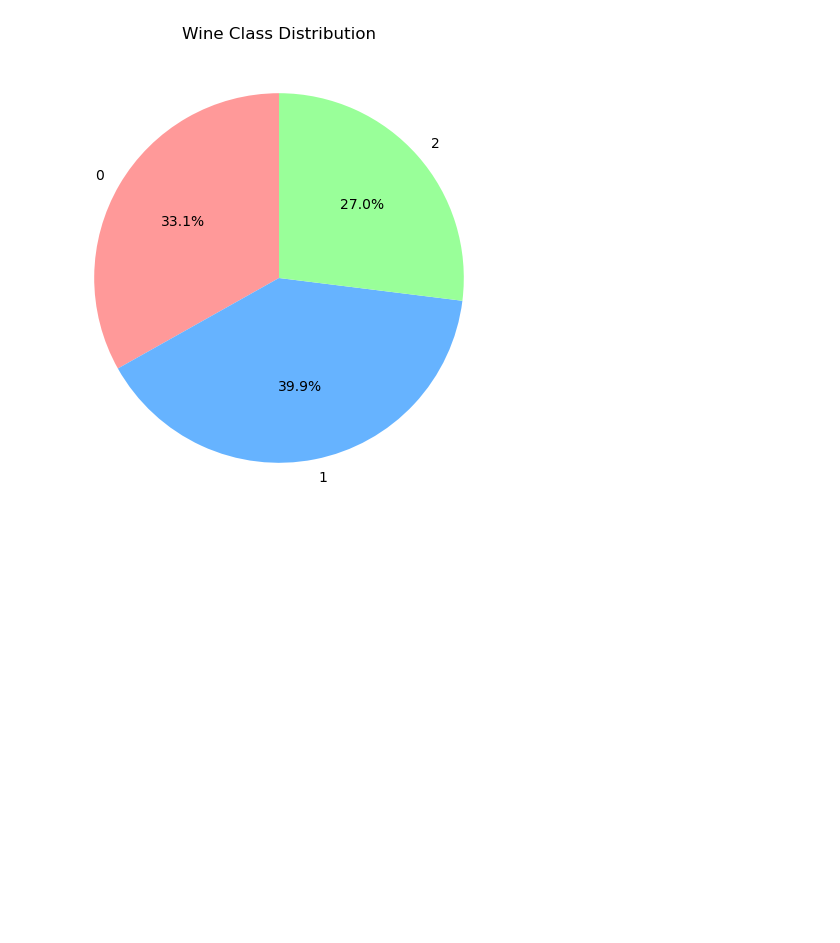
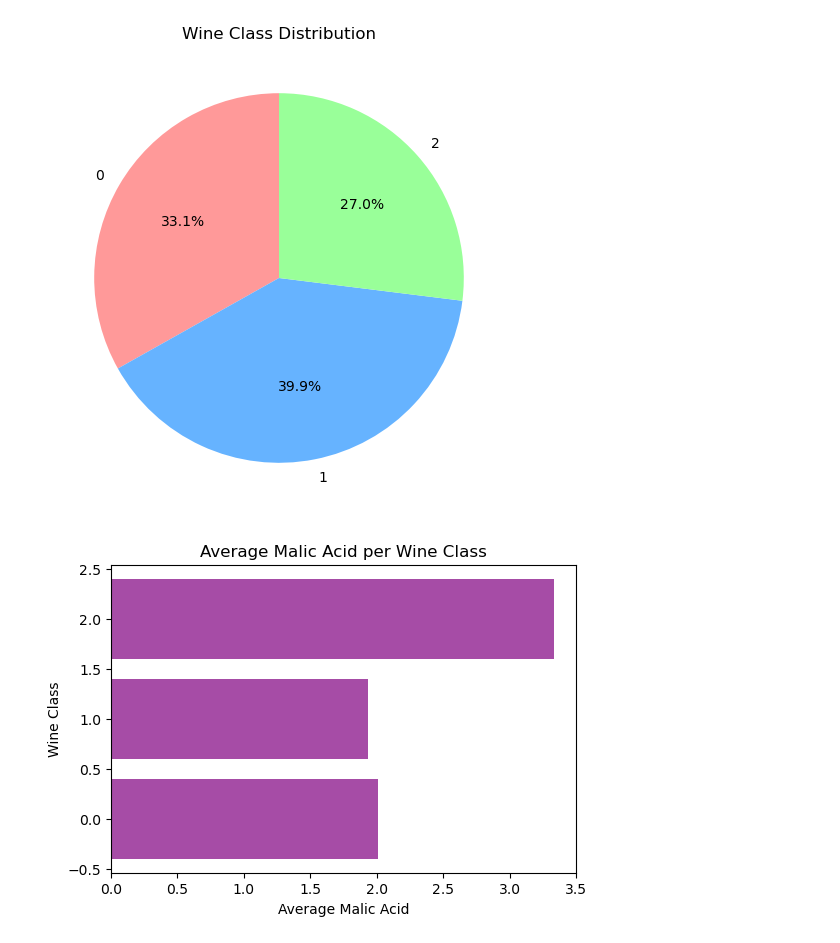
Before and after one commit to md-faiyazkhan/ml-practice, a Jupyter notebook: Matplotlib/Matplotlib.ipynb, the cells around one changed output. Drawn from its saved outputs; the diff is of its cells as text; code cells hidden in the pictures; blank space fills up the shorter version.

```diff
--- a/Matplotlib/Matplotlib.ipynb
+++ b/Matplotlib/Matplotlib.ipynb
@@ -270,3 +270,16 @@ plt.title("Wine Class Distribution")
 plt.show()
 # %% [output]
 [figure]
+# %%
+# Q: Plot horizontal bar chart of average malic acid per wine class.
+
+avg_malic = df.groupby(wine.target)['malic_acid'].mean()
+
+plt.figure(figsize=(6,4))
+plt.barh(avg_malic.index, avg_malic.values, color='purple', alpha=0.7)
+plt.title("Average Malic Acid per Wine Class")
+plt.xlabel("Average Malic Acid")
+plt.ylabel("Wine Class")
+plt.show()
+# %% [output]
+[figure, added]
```
